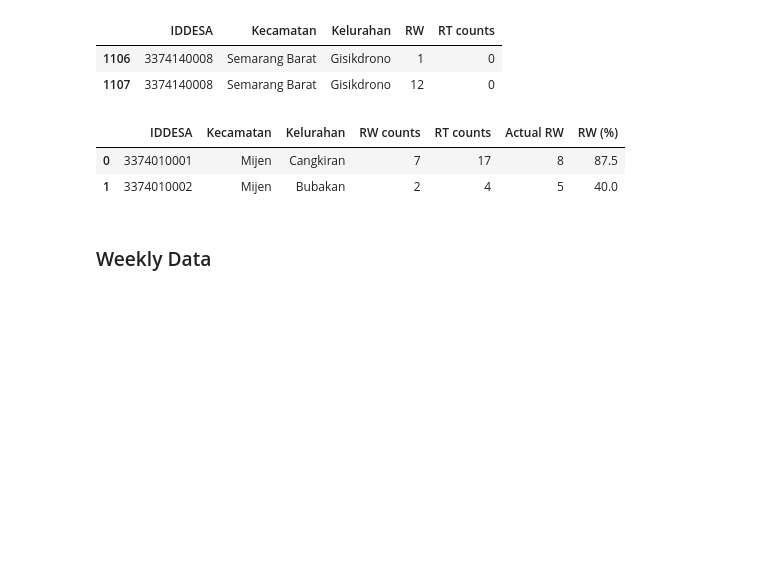
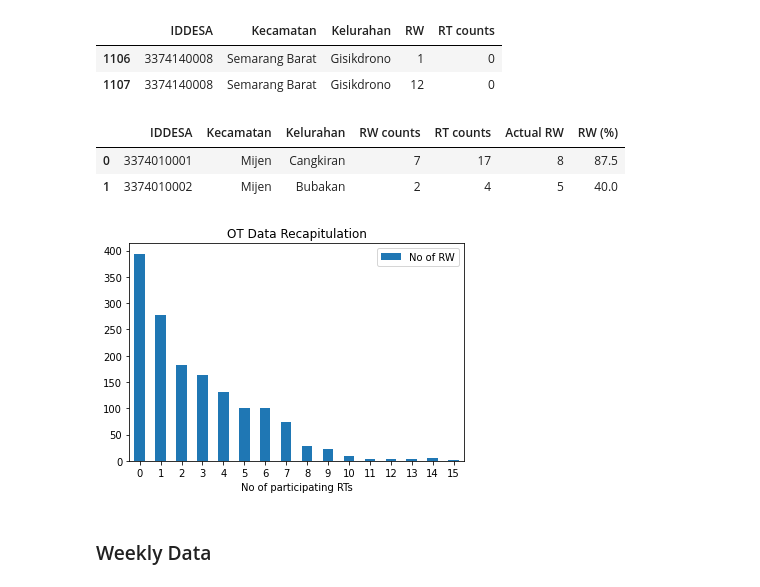
Before and after one commit to ninanrh/smg_siap, a Jupyter notebook: Data_Cleaning_SIAP.ipynb, the cells around one changed output. Drawn from its saved outputs; the diff is of its cells as text; code cells hidden in the pictures; blank space fills up the shorter version.

```diff
--- a/Data_Cleaning_SIAP.ipynb
+++ b/Data_Cleaning_SIAP.ipynb
@@ -258,7 +254,7 @@ def saver(df,fname,sname,mode):
   df: dataframe
   fname: excel filename
   sname: sheetname to be saved as
-  mode: 'w' for write (if no previous docs exist), 'a' for append
+  mode: 'w' for write (if no previous docs exists), 'a' for append
   """
   TodaysDate = time.strftime("%d-%m-%Y")
   excelfilename = fname + TodaysDate +".xlsx"
@@ -276,6 +272,24 @@ def saver(df,fname,sname,mode):
     writer.close()
   else:
     print("Mode must be chosen between 'w' or 'a'")
+# %%
+def RTnRWrecap(df,sname,mode):
+  """
+  df: dataframe after RTperRW()
+  sname: sheet name (OT/Weekly/Monthly)
+  mode: 'w' for write (if no previous docs exists), 'a' for append
+  """
+  x = pd.merge(df, rwlist,  how='outer', left_on=['IDDESA','Kecamatan','Kelurahan',"RW"],
+              right_on=['IDDESA','Kecamatan','Kelurahan',"RW"]).fillna(0)
+  x["RT counts"] = x["RT counts"].astype(int)
+  x = pd.DataFrame(data=list(x["RT counts"].value_counts()),
+                  index=[x["RT counts"].value_counts().index],columns=["No of RW"])
+  x = x.reset_index()
+  x.columns = ["No of participating RTs","No of RW"]
+  saver(x,"RT value counts per RW ",sname,mode)
+  x.sort_values("No of participating RTs").plot.bar(x='No of participating RTs', y='No of RW')
+  pl.xticks(rotation=0)
+  pl.title(sname+" Data Recapitulation")
 # %%
 # check RW with zero participation
 def zeroRW(df,sname,mode):
@@ -438,6 +407,10 @@ rw_ot.head(2)
 |  | IDDESA | Kecamatan | Kelurahan | RW counts | RT counts | Actual RW | RW (%) |
 | 0 | 3374010001 | Mijen | Cangkiran | 7 | 17 | 8 | 87.5 |
 | 1 | 3374010002 | Mijen | Bubakan | 2 | 4 | 5 | 40.0 |
+# %%
+RTnRWrecap(rt_ot,"OT","w")
+# %% [output]
+[figure, added]
 # %% [markdown]
 ### Weekly Data
 # %%
```
Also changed, not shown: parts of 33 cells of this notebook.
